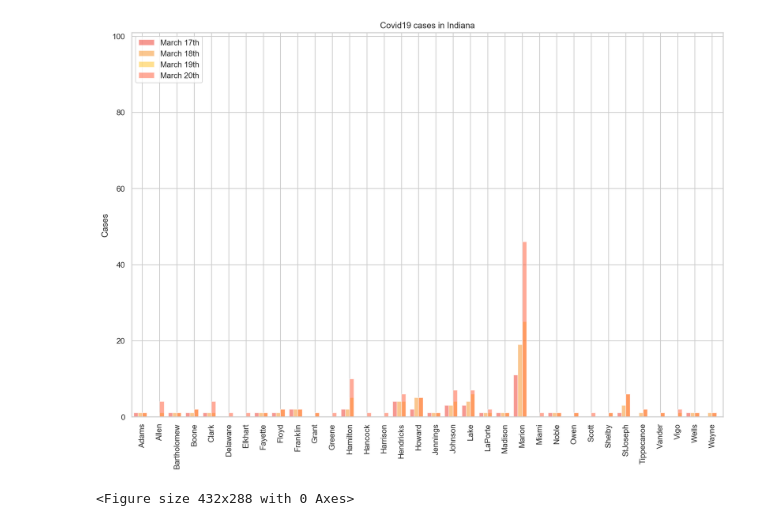
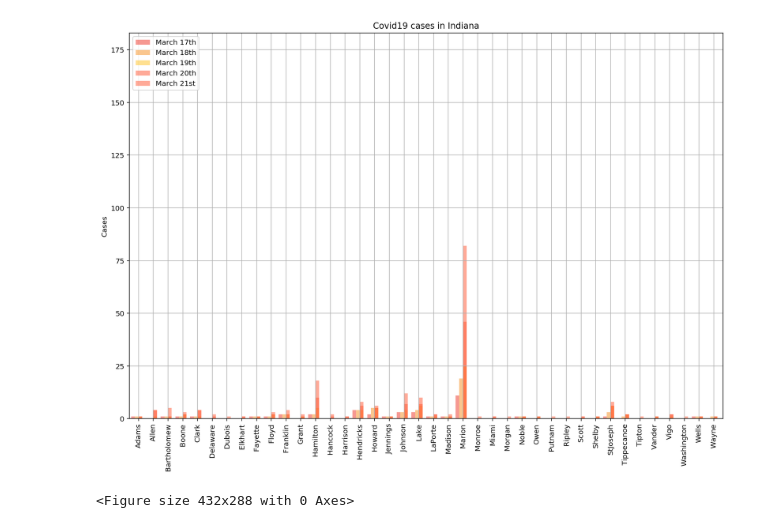
Before and after one commit to hilljtm/Indiana_covid19, a Jupyter notebook: counties.ipynb, the cells around one changed output. Cells and saved outputs as stored; diff of their text form; code cells hidden in the pictures.

```diff
--- a/counties.ipynb
+++ b/counties.ipynb
@@ -60,7 +24,7 @@ sns.despine(left=True, bottom=True)
 # %%
 # Setting the positions and width for the bars
 
-df = pd.read_csv('Data/covid19_county.csv')
+df = pd.read_csv('Data/covid19_countyfinal.csv')
 
 pos = list(range(len(df['County'])))
 width = 0.25
@@ -118,34 +82,50 @@ plt.bar([p + width*2 for p in pos],
         # of width
         width,
         # with alpha 0.5
         alpha=0.5,
         # with color
         color='#FF5733',
         # with label the fourth value in County
         label=df['County'][3])
 
+# Create a bar with Cases_21 data,
+# in position pos + some width buffer,
+plt.bar([p + width*2 for p in pos],
+        #using df['Cases_21'] data,
+        df['Cases_21'],
+        # of width
+        width,
+        # with alpha 0.5
+        alpha=0.5,
+        # with color
+        color='#FF5733',
+        # with label the fifth value in County
+        label=df['County'][4])
+
+
+
 # Set the y axis label
 ax.set_ylabel('Cases')
 
 # Set the chart's title
 ax.set_title('Covid19 cases in Indiana')
 
 # Set the position of the x ticks
 ax.set_xticks([p + 1.5 * width for p in pos])
 plt.xticks(rotation=90)
 
 # Set the labels for the x ticks
 ax.set_xticklabels(df['County'])
 
 # Setting the x-axis and y-axis limits
 plt.xlim(min(pos)-width, max(pos)+width*4)
-plt.ylim([0, max(df['Cases_17'] + df['Cases_18'] + df['Cases_19'] + df['Cases_20'])] )
+plt.ylim([0, max(df['Cases_17'] + df['Cases_18'] + df['Cases_19'] + df['Cases_20'] + df['Cases_21'])] )
 
 # Adding the legend and showing the plot
-plt.legend(['March 17th', 'March 18th', 'March 19th', 'March 20th'], loc='upper left')
+plt.legend(['March 17th', 'March 18th', 'March 19th', 'March 20th', 'March 21st'], loc='upper left')
 plt.grid(True)
 plt.show()
 plt.savefig('covid.png', orientation='landscape', dpi=80)
 # %% [output]
-[figure, old version]
+[figure, new version]
 <Figure size 432x288 with 0 Axes>
```
Also changed, not shown: parts of 5 cells of this notebook, 2 other files.
